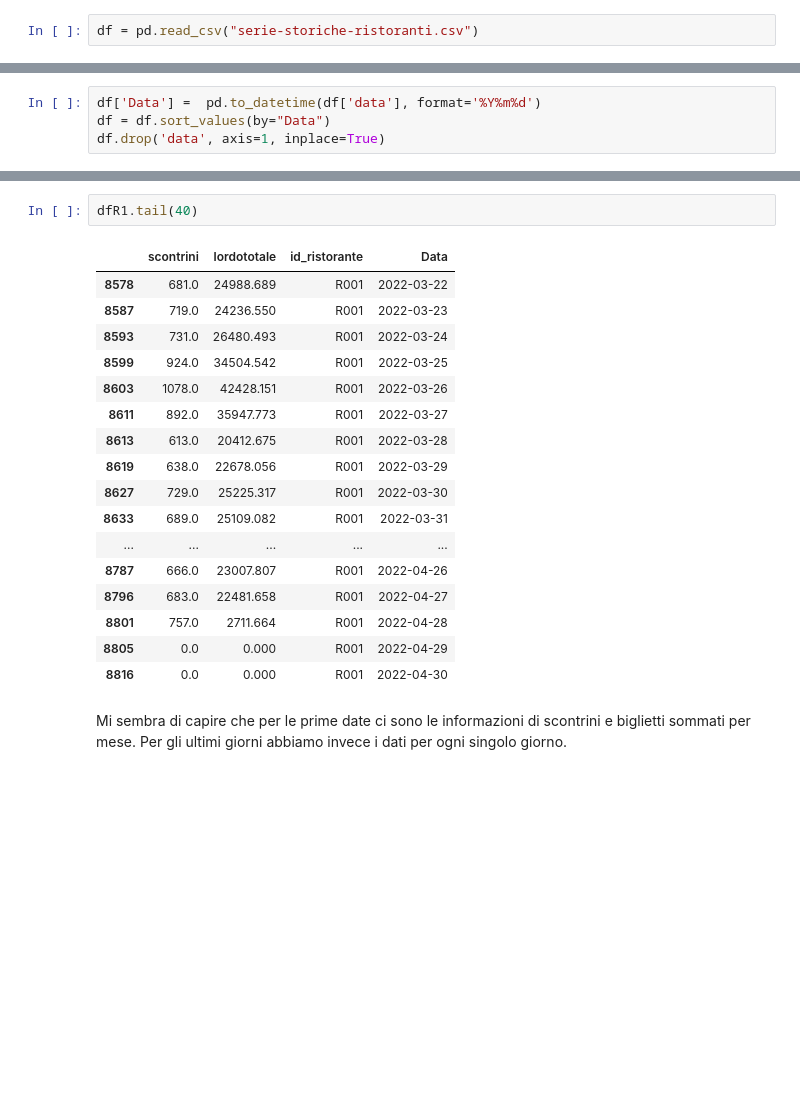
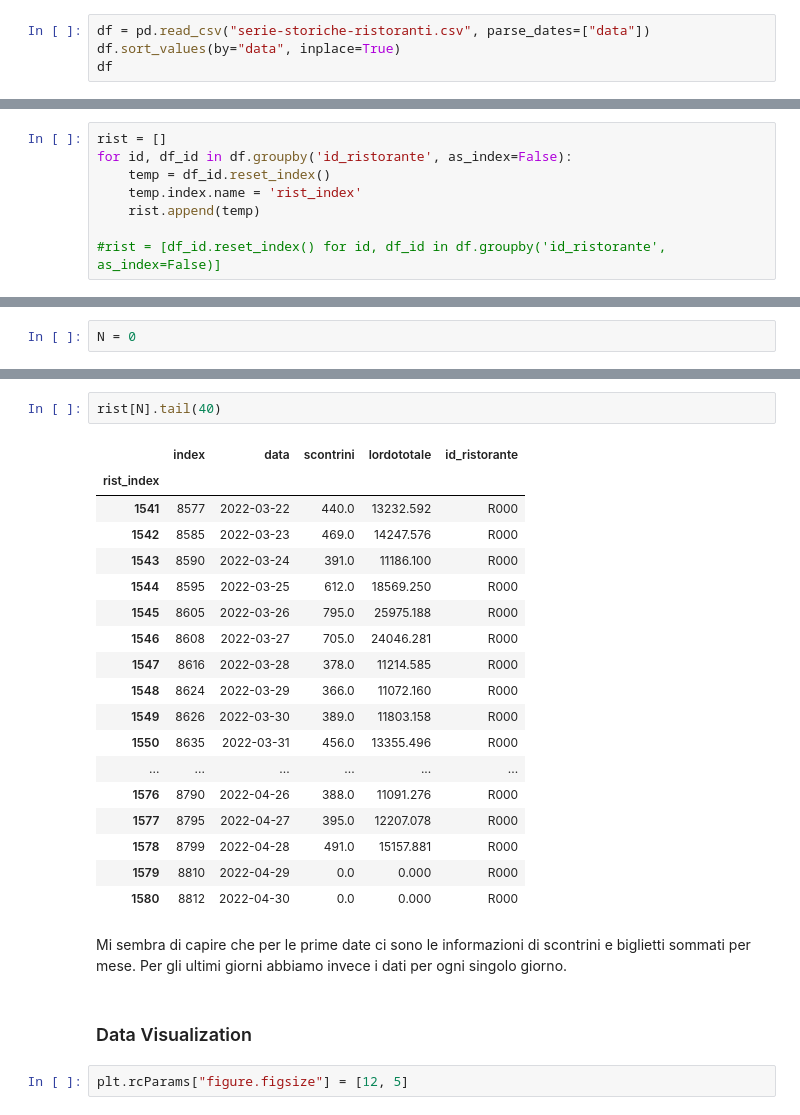
Before and after one commit to giocoal/restaurant-revenue-loss-COVID-retrospective-analysis, a Jupyter notebook: Prove.ipynb, the cells around one changed output, grey strips where cells are left out. Drawn from its saved outputs; the diff is of its cells as text; blank space fills up the shorter version.

```diff
--- a/Prove.ipynb
+++ b/Prove.ipynb
@@ -3,2 +5,4 @@ import pandas as pd
 # %%
-df = pd.read_csv("serie-storiche-ristoranti.csv")
+df = pd.read_csv("serie-storiche-ristoranti.csv", parse_dates=["data"])
+df.sort_values(by="data", inplace=True)
+df
@@ -21,4 +22,0 @@ df
-# %%
-df['Data'] =  pd.to_datetime(df['data'], format='%Y%m%d')
-df = df.sort_values(by="Data")
-df.drop('data', axis=1, inplace=True)
@@ -47,0 +31,8 @@ dfR5 = df[df['id_ristorante']=='R005']
+# %%
+rist = []
+for id, df_id in df.groupby('id_ristorante', as_index=False):
+    temp = df_id.reset_index()
+    temp.index.name = 'rist_index'
+    rist.append(temp)
+
+#rist = [df_id.reset_index() for id, df_id in df.groupby('id_ristorante', as_index=False)]
@@ -47,0 +68,2 @@ dfR5 = df[df['id_ristorante']=='R005']
+# %%
+N = 0
@@ -68,22 +93,27 @@ dfR1.head(40)
 # %%
-dfR1.tail(40)
+rist[N].tail(40)
 # %% [output]
-|  | scontrini | lordototale | id_ristorante | Data |
-| 8578 | 681.0 | 24988.689 | R001 | 2022-03-22 |
-| 8587 | 719.0 | 24236.550 | R001 | 2022-03-23 |
-| 8593 | 731.0 | 26480.493 | R001 | 2022-03-24 |
-| 8599 | 924.0 | 34504.542 | R001 | 2022-03-25 |
-| 8603 | 1078.0 | 42428.151 | R001 | 2022-03-26 |
-| 8611 | 892.0 | 35947.773 | R001 | 2022-03-27 |
-| 8613 | 613.0 | 20412.675 | R001 | 2022-03-28 |
-| 8619 | 638.0 | 22678.056 | R001 | 2022-03-29 |
-| 8627 | 729.0 | 25225.317 | R001 | 2022-03-30 |
-| 8633 | 689.0 | 25109.082 | R001 | 2022-03-31 |
-| ... | ... | ... | ... | ... |
-| 8787 | 666.0 | 23007.807 | R001 | 2022-04-26 |
-| 8796 | 683.0 | 22481.658 | R001 | 2022-04-27 |
-| 8801 | 757.0 | 2711.664 | R001 | 2022-04-28 |
-| 8805 | 0.0 | 0.000 | R001 | 2022-04-29 |
-| 8816 | 0.0 | 0.000 | R001 | 2022-04-30 |
+|  | index | data | scontrini | lordototale | id_ristorante |
+| rist_index |  |  |  |  |  |
+| 1541 | 8577 | 2022-03-22 | 440.0 | 13232.592 | R000 |
+| 1542 | 8585 | 2022-03-23 | 469.0 | 14247.576 | R000 |
+| 1543 | 8590 | 2022-03-24 | 391.0 | 11186.100 | R000 |
+| 1544 | 8595 | 2022-03-25 | 612.0 | 18569.250 | R000 |
+| 1545 | 8605 | 2022-03-26 | 795.0 | 25975.188 | R000 |
+| 1546 | 8608 | 2022-03-27 | 705.0 | 24046.281 | R000 |
+| 1547 | 8616 | 2022-03-28 | 378.0 | 11214.585 | R000 |
+| 1548 | 8624 | 2022-03-29 | 366.0 | 11072.160 | R000 |
+| 1549 | 8626 | 2022-03-30 | 389.0 | 11803.158 | R000 |
+| 1550 | 8635 | 2022-03-31 | 456.0 | 13355.496 | R000 |
+| ... | ... | ... | ... | ... | ... |
+| 1576 | 8790 | 2022-04-26 | 388.0 | 11091.276 | R000 |
+| 1577 | 8795 | 2022-04-27 | 395.0 | 12207.078 | R000 |
+| 1578 | 8799 | 2022-04-28 | 491.0 | 15157.881 | R000 |
+| 1579 | 8810 | 2022-04-29 | 0.0 | 0.000 | R000 |
+| 1580 | 8812 | 2022-04-30 | 0.0 | 0.000 | R000 |
 # %% [markdown]
 Mi sembra di capire che per le prime date ci sono le informazioni di scontrini e biglietti sommati per mese. Per gli ultimi giorni abbiamo invece i dati per ogni singolo giorno.
+# %% [markdown]
+### Data Visualization
+# %%
+plt.rcParams["figure.figsize"] = [12, 5]
```
Also changed, not shown: parts of 16 cells of this notebook.
